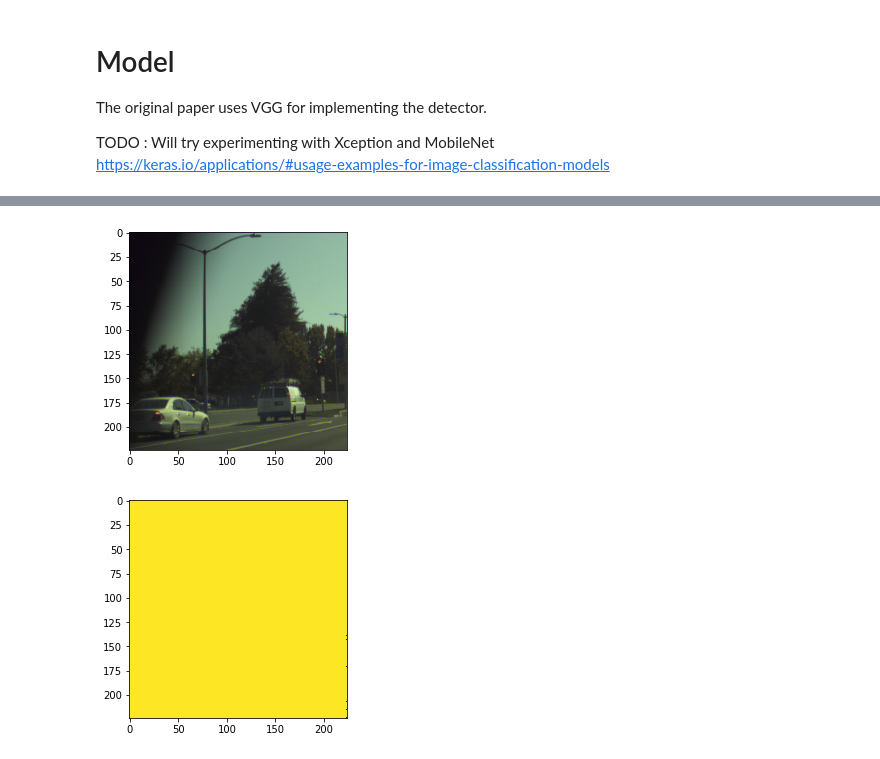
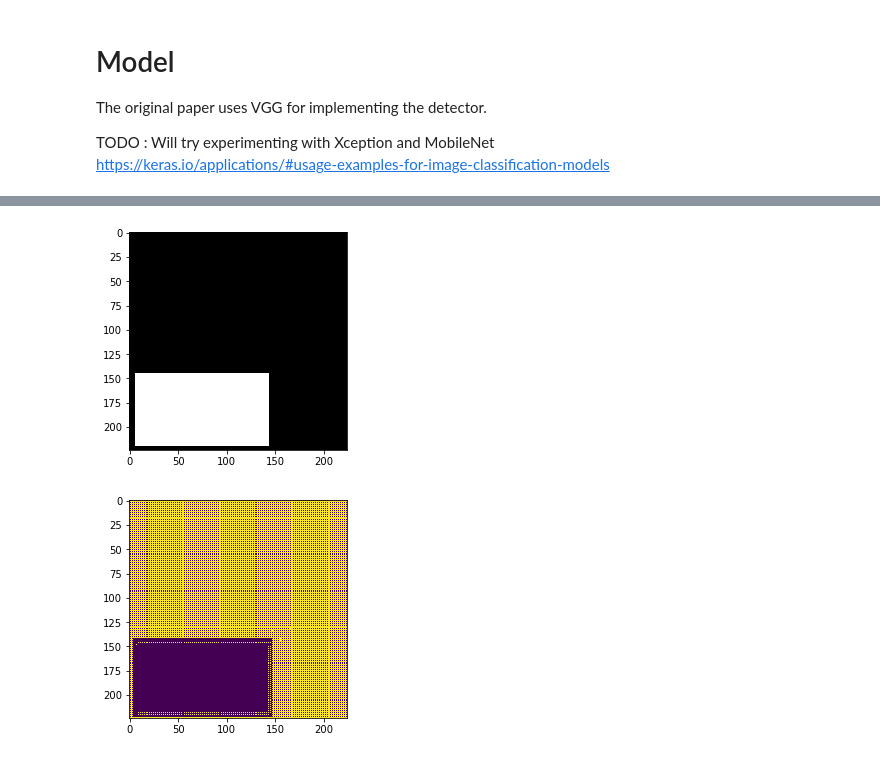
Before and after one commit to rdjondo/SimplisticSSD, a Jupyter notebook: SimpleSegNet_synthetic_dataset.ipynb, the cells around one changed output, grey strips where cells are left out. Drawn from its saved outputs; the diff is of its cells as text; code cells hidden in the pictures.

```diff
--- a/SimpleSegNet_synthetic_dataset.ipynb
+++ b/SimpleSegNet_synthetic_dataset.ipynb
@@ -305,9 +237,8 @@ input_height = base_model.layers[0].input_shape[1]
 input_width = base_model.layers[0].input_shape[2]
 # %%
 # Extract pooling layers out of VGG-16
-input_height*input_width
-#num_classes = len(label_encoder.classes_) + 1
-num_classes = 2
+num_classes = len(TrainingImage.COLOR.keys())
+
 
 from keras.layers import Dense, Conv2D, UpSampling2D, Activation
 from keras.layers import Conv2DTranspose, Add, Flatten, Lambda
@@ -391,6 +322,7 @@ def depth_softmax(matrix):
     softmax_matrix = sigmoided_matrix / sum_sigmoided_repeated
     return softmax_matrix
 
+
 seg_out = Lambda(depth_softmax, name='seg_out')(up_layer_1_to_5)
 
 # Build a classifier model to put on top of the convolutional model
@@ -429,7 +361,11 @@ from keras import optimizers
 optimizer_selected = optimizers.Adam(lr=1e-3)
 
 model.compile(optimizer=optimizer_selected, loss='categorical_crossentropy', metrics=['categorical_accuracy'])
+#model.compile(optimizer=optimizers.SGD(lr=100), loss=dice_coef_loss, metrics=[dice_coef])
 
 steps_per_ep = 10
-history = model.fit_generator(generator(steps_per_epoch=steps_per_ep), steps_per_ep, epochs=50)
+history = model.fit(x=X_train, y=y_train, batch_size=10, epochs=2, verbose=1, callbacks=None,
+                    validation_split=0.0, validation_data=None, shuffle=True,
+                    class_weight=None, sample_weight=None, initial_epoch=0,
+                    steps_per_epoch=None, validation_steps=None)
 # %% [output]
@@ -461,19 +384,16 @@ plt.show()
 # %%
-image_path = 'bosch/dataset_additional_rgb/rgb/additional/2015-10-05-10-55-33_bag/57058.png'
-img = cv2.cvtColor( cv2.imread( image_path), cv2.COLOR_BGR2RGB )
-img = preprocess_image(img)
-
+img = X_train[20]
 plt.imshow( img)
 plt.show()
 
 seg= model.predict(img.reshape(1,224,224,3))
 
-seg = seg.reshape(224,224,2)
-plt.imshow( seg[:,:,0]>seg[:,:,1])
+seg = seg.reshape(224,224, num_classes)
+plt.imshow( (seg[:,:,0]>seg[:,:,1]))
 plt.show()
 # %% [output]
-[figure, old version]
+[figure, new version]
-[figure, old version]
+[figure, new version]
 # %%
 image_path = 'bosch/dataset_train_rgb_zip/rgb/train/2017-02-03-11-44-56_los_altos_mountain_view_traffic_lights_bag/208772.png'
 
```
Also changed, not shown: parts of 12 cells of this notebook.
